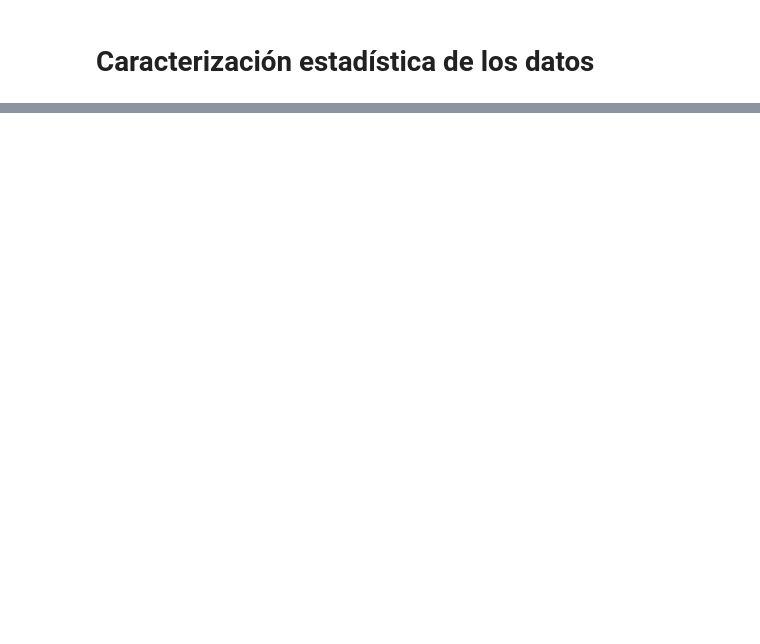
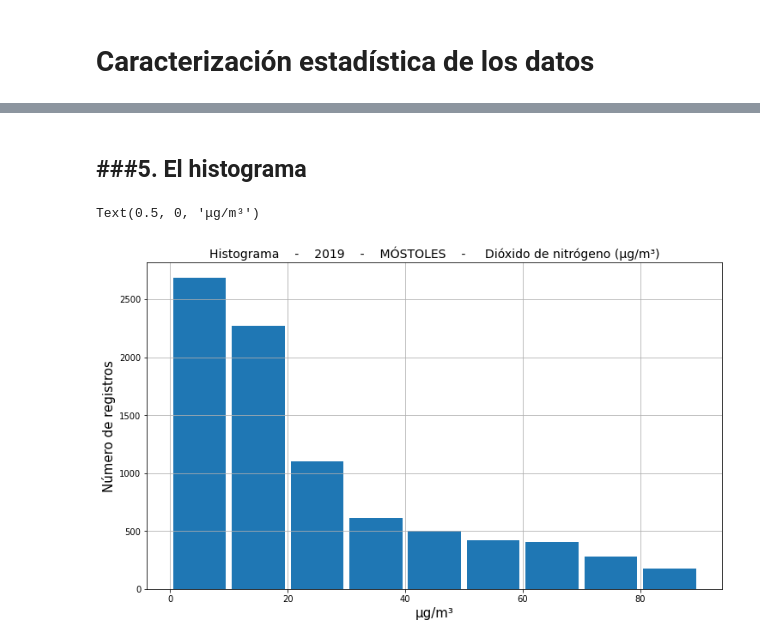
Before and after one commit to waveology/aire, a Jupyter notebook: 4_caracterización_estadistica_datos.ipynb, the cells around one changed output, grey strips where cells are left out. Drawn from its saved outputs; the diff is of its cells as text; code cells hidden in the pictures; blank space fills up the shorter version.

```diff
--- a/4_caracterización_estadistica_datos.ipynb
+++ b/4_caracterización_estadistica_datos.ipynb
@@ -104,0 +142,20 @@ for year in yearlist :
+# %% [markdown]
+###5. El histograma
+---
+# %%
+fig, ax = plt.subplots(figsize=(12,7))
+df.hist(
+         bins     =  range(0,100,10),
+         stacked  =  False,
+         density  =  False,
+         log      =  False,
+         rwidth   =  0.9,
+         ax       =  ax
+)
+ax.set_title('Histograma    -    %s    -    %s    -     %s (%s)' % (anio,estacion,magnitud,unidades),size=14)
+ax.set_ylabel('Número de registros',size=15)
+#ax.set_ylabel('Frecuencia estadística',size=15)
+ax.set_xlabel(unidades,size=15)
+# %% [output]
+Text(0.5, 0, 'μg/m³')
+[figure, added]
```
Also changed, not shown: parts of 23 cells of this notebook.
